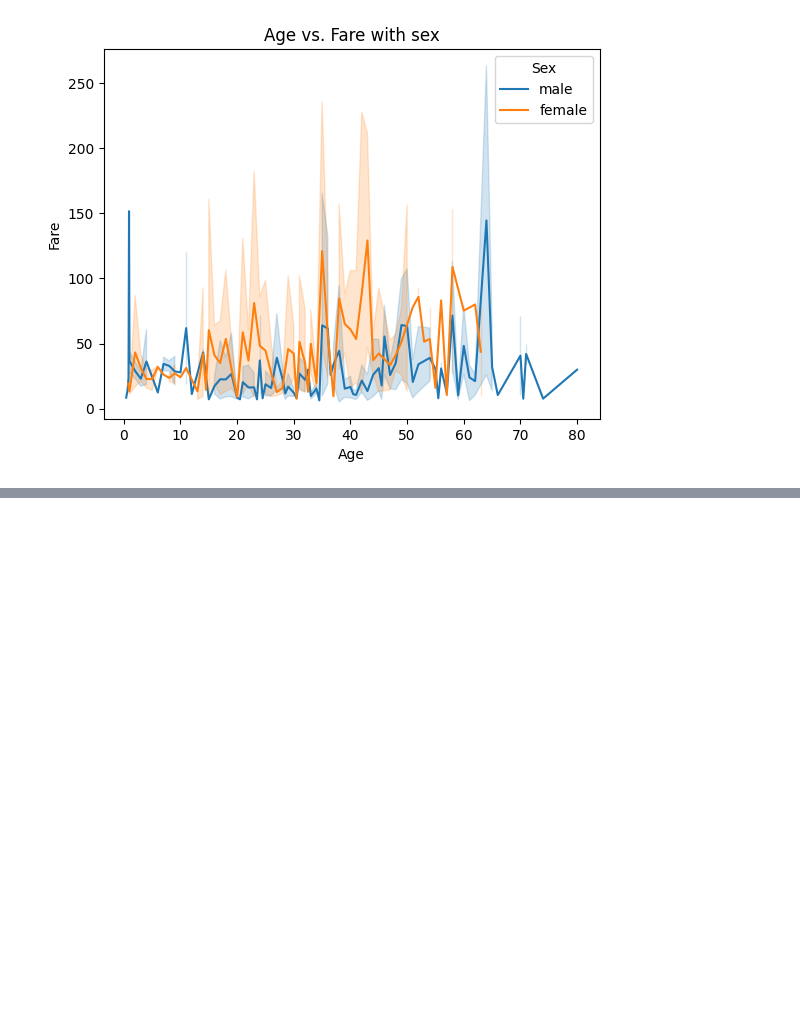
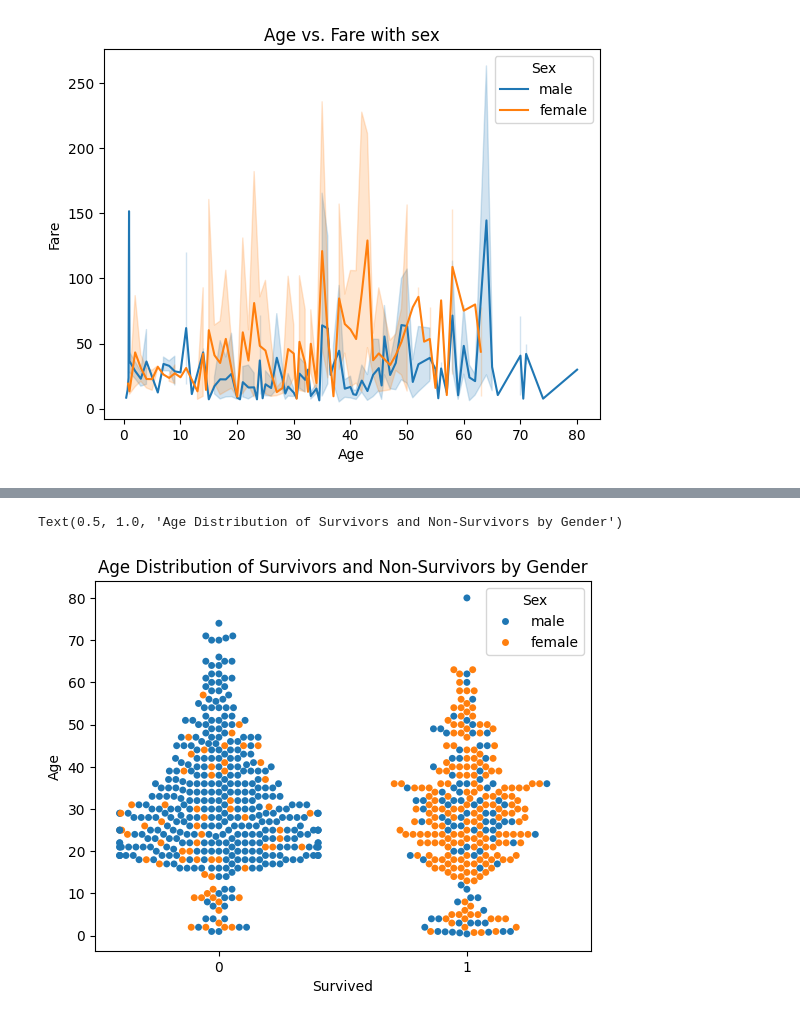
Before and after one commit to iftikhar200/DEV1, a Jupyter notebook: seaborn.ipynb, the cells around one changed output, grey strips where cells are left out. Saved outputs shown, nothing was run; the diff lists cells and outputs as text; code cells hidden in the pictures; blank space fills up the shorter version.

```diff
--- a/seaborn.ipynb
+++ b/seaborn.ipynb
@@ -75,0 +92,6 @@ Text(0.5, 1.0, 'Age vs. Fare with sex')
+# %%
+sns.swarmplot(x="Survived", y="Age", data=df,hue="Sex")
+plt.title("Age Distribution of Survivors and Non-Survivors by Gender")
+# %% [output]
+Text(0.5, 1.0, 'Age Distribution of Survivors and Non-Survivors by Gender')
+[figure, added]
```
Also changed, not shown: parts of 3 cells of this notebook.
